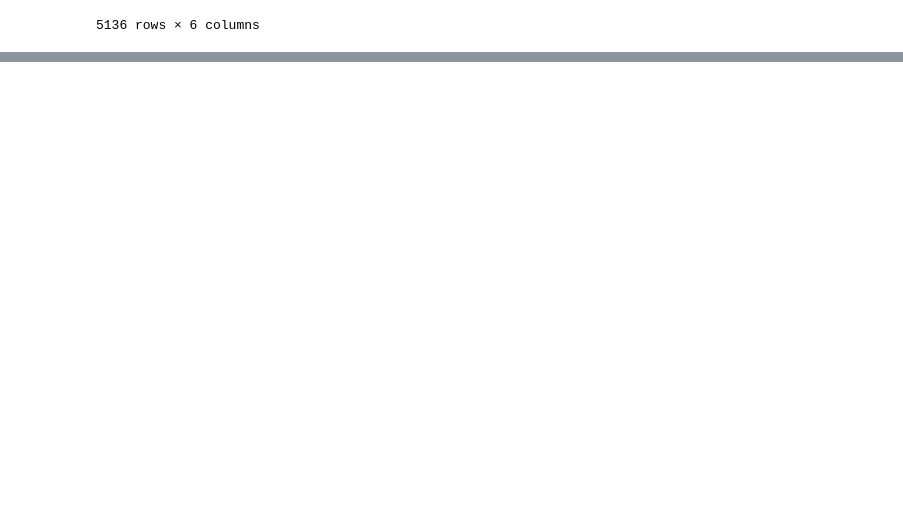
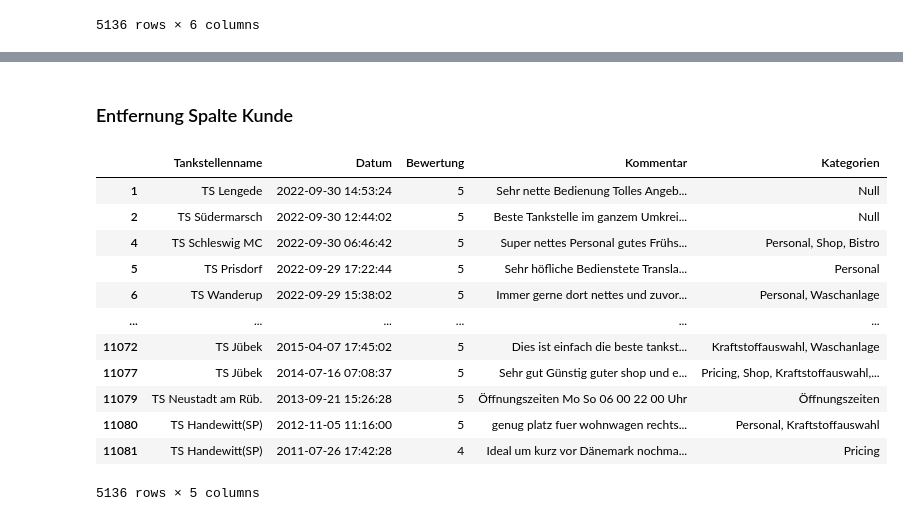
Before and after one commit to lennartberns/team_ki_klassifikation, a Jupyter notebook: Datenbereinigung.ipynb, the cells around one changed output, grey strips where cells are left out. Drawn from its saved outputs; the diff is of its cells as text; code cells hidden in the pictures; blank space fills up the shorter version.

```diff
--- a/Datenbereinigung.ipynb
+++ b/Datenbereinigung.ipynb
@@ -104,0 +125,19 @@ See the caveats in the documentation: https://pandas.pydata.org/pandas-docs/stab
+# %% [markdown]
+### Entfernung Spalte Kunde
+# %%
+cleandata_df = data_df.drop('Kunde',axis=1)
+cleandata_df
+# %% [output]
+|  | Tankstellenname | Datum | Bewertung | Kommentar | Kategorien |
+| 1 | TS Lengede | 2022-09-30 14:53:24 | 5 | Sehr nette Bedienung Tolles Angeb... | Null |
+| 2 | TS Südermarsch | 2022-09-30 12:44:02 | 5 | Beste Tankstelle im ganzem Umkrei... | Null |
+| 4 | TS Schleswig MC | 2022-09-30 06:46:42 | 5 | Super nettes Personal gutes Frühs... | Personal, Shop, Bistro |
+| 5 | TS Prisdorf | 2022-09-29 17:22:44 | 5 | Sehr höfliche Bedienstete Transla... | Personal |
+| 6 | TS Wanderup | 2022-09-29 15:38:02 | 5 | Immer gerne dort nettes und zuvor... | Personal, Waschanlage |
+| ... | ... | ... | ... | ... | ... |
+| 11072 | TS Jübek | 2015-04-07 17:45:02 | 5 | Dies ist einfach die beste tankst... | Kraftstoffauswahl, Waschanlage |
+| 11077 | TS Jübek | 2014-07-16 07:08:37 | 5 | Sehr gut Günstig guter shop und e... | Pricing, Shop, Kraftstoffauswahl,... |
+| 11079 | TS Neustadt am Rüb. | 2013-09-21 15:26:28 | 5 | Öffnungszeiten Mo So 06 00 22 00 Uhr | Öffnungszeiten |
+| 11080 | TS Handewitt(SP) | 2012-11-05 11:16:00 | 5 | genug platz fuer wohnwagen rechts... | Personal, Kraftstoffauswahl |
+| 11081 | TS Handewitt(SP) | 2011-07-26 17:42:28 | 4 | Ideal um kurz vor Dänemark nochma... | Pricing |
+5136 rows × 5 columns
```
Also changed, not shown: parts of 4 cells of this notebook.
